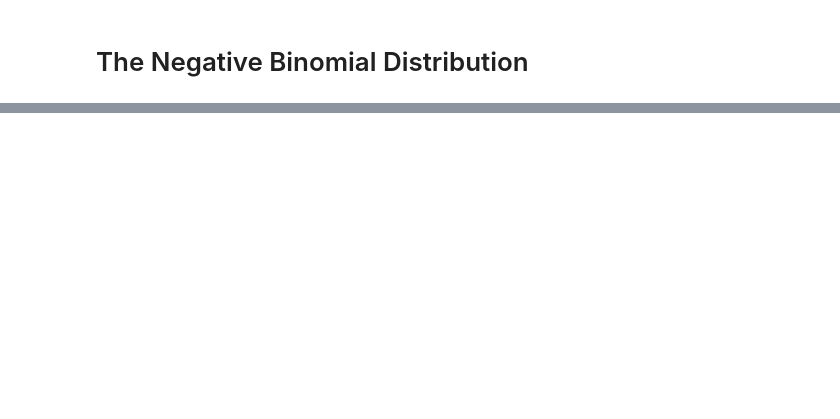
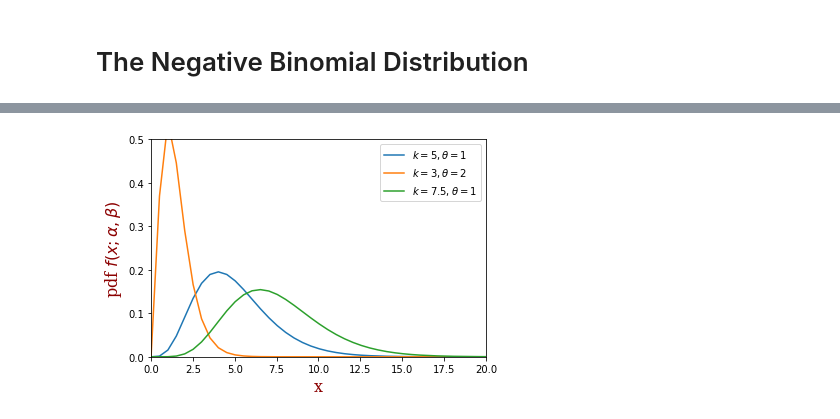
Before and after one commit to ComplicatedPhenomenon/IPython_training, a Jupyter notebook: SciPy/scipy/statisticalPackage.ipynb, the cells around one changed output, grey strips where cells are left out. Cells and saved outputs as stored; diff of their text form; code cells hidden in the pictures; blank space fills up the shorter version.

```diff
--- a/SciPy/scipy/statisticalPackage.ipynb
+++ b/SciPy/scipy/statisticalPackage.ipynb
@@ -223,0 +245,30 @@ $$f(r; k, p)=\frac{(k+r-1)!}{r!(k-1)!}q^kp^r$$
+# %%
+import numpy as np
+import scipy.stats as stats
+from matplotlib import pyplot as plt
+
+
+font = {'family': 'serif',
+        'color':  'darkred',
+        'weight': 'normal',
+        'size': 16,
+        }
+
+x = np.linspace (0, 100, 200)
+y1 = stats.gamma.pdf(x, a=5, scale=1) # a = k, scale = 1/ theta
+y2 = stats.gamma.pdf(x, a=3, scale=0.5)
+y3 = stats.gamma.pdf(x, a=7.5, scale=1)
+
+plt.plot(x, y1, label=(r'$k=5, \theta=1$'))
+plt.plot(x, y2, label=(r'$k=3, \theta=2$'))
+plt.plot(x, y3, label=(r'$k=7.5, \theta=1$'))
+
+plt.xlabel("x",fontdict = font)
+plt.ylabel("pdf $f(x;α,β)$ ",fontdict = font)
+plt.legend()
+
+plt.ylim([0,0.5])
+plt.xlim([0,20])
+plt.show()
+# %% [output]
+[figure, added]
```
Also changed, not shown: parts of 10 cells of this notebook, 5 other files.
